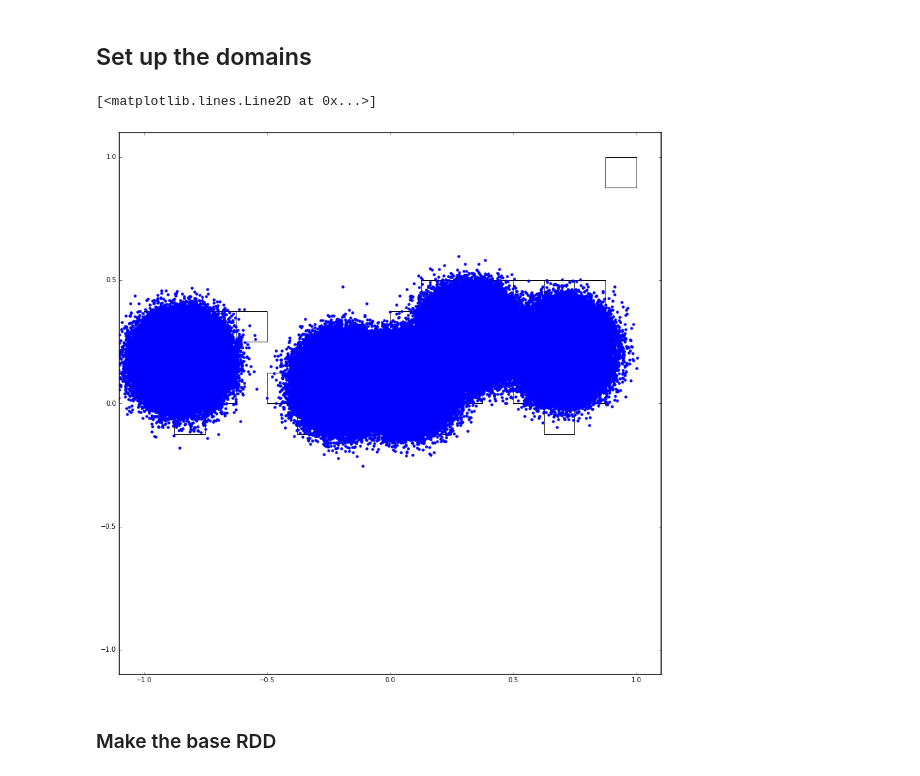
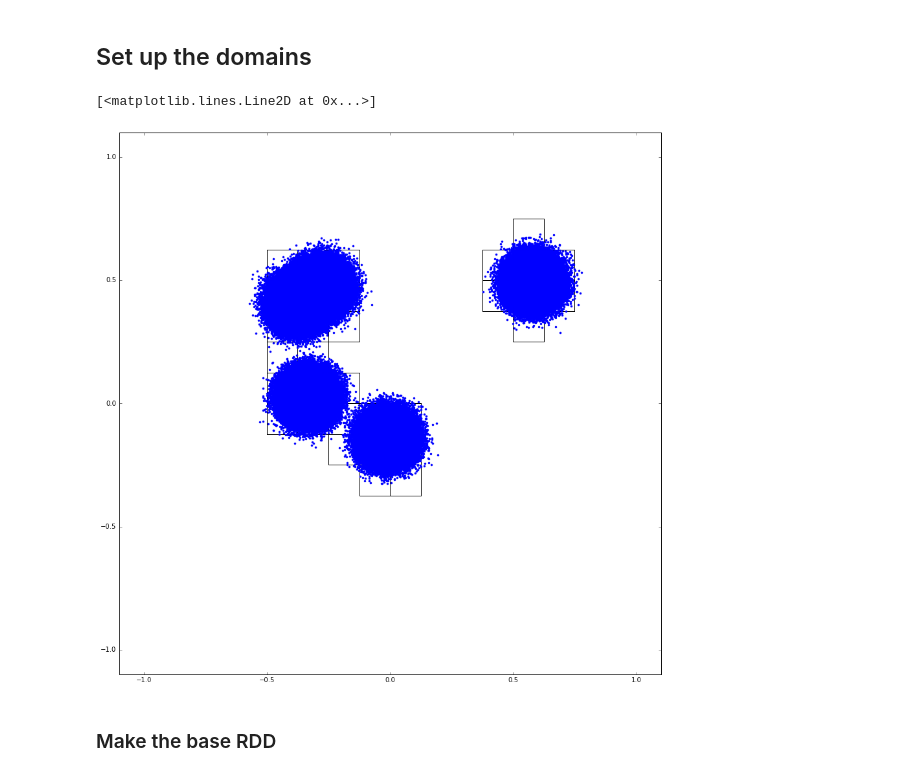
Before and after one commit to rokroskar/spark-fof, a Jupyter notebook: setting up hierarchical merge.ipynb, the cells around one changed output. Cells and saved outputs as stored; diff of their text form; code cells hidden in the pictures.

```diff
--- a/setting up hierarchical merge.ipynb
+++ b/setting up hierarchical merge.ipynb
@@ -48,13 +50,13 @@ nps = 1000000
 ngs = 5
 particles = np.zeros(nps, dtype=pdt)
 done_ps = 0
-centers = np.random.rand(ngs,3)*1.8 - 0.9
+centers = np.random.rand(ngs,3)*1.7 - 0.85
 for group, center in zip(range(ngs), centers):
     group_ps = nps/ngs
     if nps - (done_ps + group_ps) < group_ps:
         group_ps = nps - done_ps
     particles['pos'][done_ps:done_ps+group_ps] = \
-        np.random.multivariate_normal(center, [[.005,0,0],[0,.005,0],[0,0,.005]], group_ps)
+        np.random.multivariate_normal(center, [[.002,0,0],[0,.002,0],[0,0,.002]], group_ps)
     done_ps += group_ps
 
 particles['iOrder'] = range(nps)
@@ -87,22 +89,21 @@ sc.addPyFile('spark_fof.py')
 # %%
 N = 4
 tau = 0.05
-mins = [-1,-1,-1]
-maxes= [1,1,1]
-domain_containers = spark_fof.setup_domain(N,tau,maxes,mins)
+mins = np.array([-1,-1,-1], dtype=np.float)
+maxs= np.array([1,1,1], dtype=np.float)
+domain_containers = spark_fof.setup_domain(N,tau,maxs,mins)
 # %%
 f, ax = plt.subplots(subplot_kw={'aspect':'equal'}, figsize=(15,15))
 #plot_rectangle(domain_containers[0].bufferRectangle, ax=ax)
 for p in particles[::1000]:
-    x,y,z = p['pos']
-    plot_rectangle(domain_containers[spark_fof.get_bin_cython(x, y, z,2**N, -1,-1,-1, 1,1,1)], ax=ax)
+    plot_rectangle(domain_containers[spark_fof.get_bin_cython(p['pos'],2**N, np.array(mins), np.array(maxs))], ax=ax)
 #    plot_rectangle(domain_containers[get_bin(p.x, p.y, 2**N, mins,maxes)].bufferRectangle, ax=ax)
 # for r in domain_containers:
 #     plot_rectangle(r.parent, ax=ax)
 ax.plot(particles['pos'][:,0], particles['pos'][:,1], '.')
 # %% [output]
 [<matplotlib.lines.Line2D at 0x...>]
-[figure, old version]
+[figure, new version]
 # %% [markdown]
 ### Make the base RDD
 # %%
```
Also changed, not shown: parts of 19 cells of this notebook, 3 other files.
